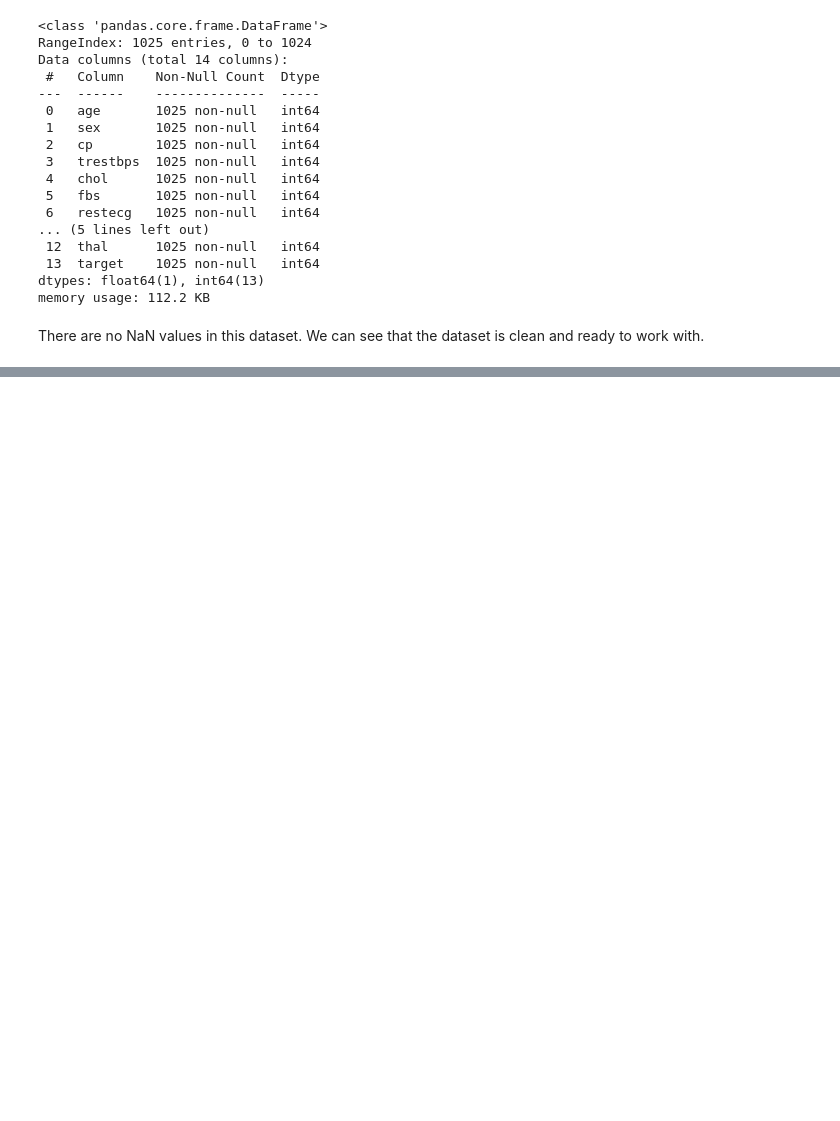
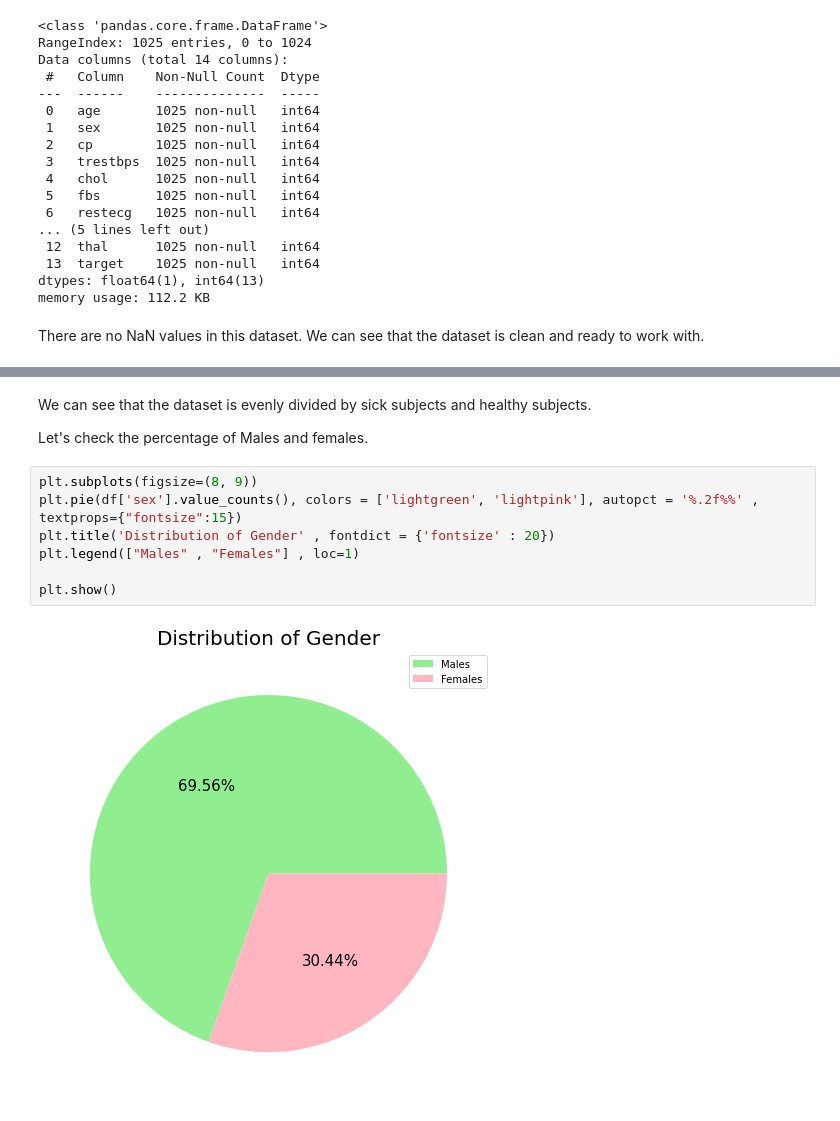
Before and after one commit to Esther-Bi/Introduction-to-Data-Science-2020-Semester-A-Final-Project, a Jupyter notebook: Notebook 3.ipynb, the cells around one changed output, grey strips where cells are left out. Drawn from its saved outputs; the diff is of its cells as text; blank space fills up the shorter version.

```diff
--- a/Notebook 3.ipynb
+++ b/Notebook 3.ipynb
@@ -119,0 +136,13 @@ df.describe()
+# %% [markdown]
+We can see that the dataset is evenly divided by sick subjects and healthy subjects.
+
+Let's check the percentage of Males and females.
+# %%
+plt.subplots(figsize=(8, 9))
+plt.pie(df['sex'].value_counts(), colors = ['lightgreen', 'lightpink'], autopct = '%.2f%%' , textprops={"fontsize":15})
+plt.title('Distribution of Gender' , fontdict = {'fontsize' : 20})
+plt.legend(["Males" , "Females"] , loc=1)
+
+plt.show()
+# %% [output]
+[figure, added]
```
Also changed, not shown: parts of 21 cells of this notebook.
